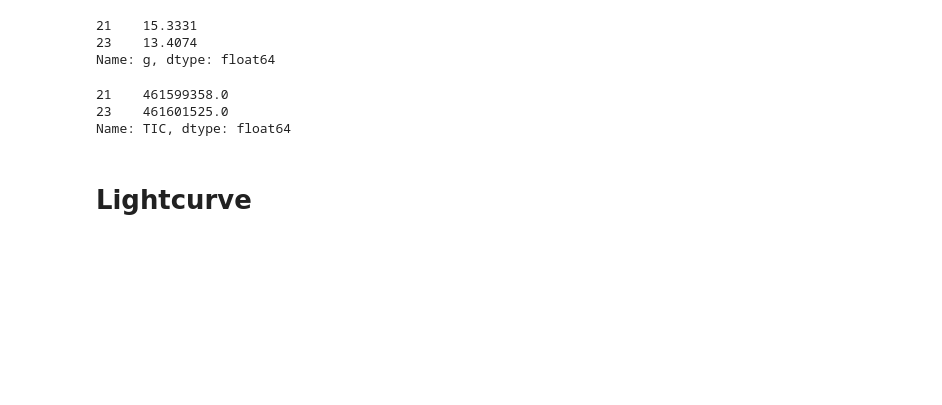
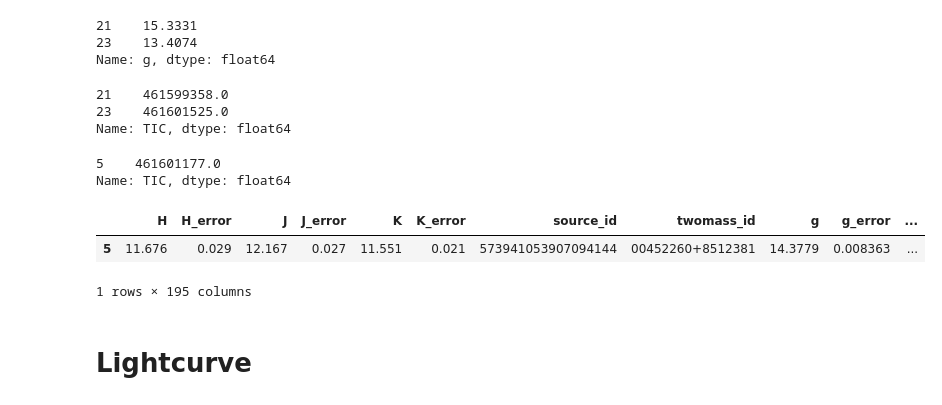
Before and after one commit to maja-jablonska/blue-stragglers-with-gaia, a Jupyter notebook: TESS.ipynb, the cells around one changed output. Drawn from its saved outputs; the diff is of its cells as text; code cells hidden in the pictures; blank space fills up the shorter version.

```diff
--- a/TESS.ipynb
+++ b/TESS.ipynb
@@ -25,6 +29,20 @@ variable_bss.TIC
 21    461599358.0
 23    461601525.0
 Name: TIC, dtype: float64
+# %%
+yss_candidates: pd.DataFrame = pd.read_csv('./yss_candidates.csv')
+variable_yss = yss_candidates[yss_candidates.phot_variable_flag=='VARIABLE']
+# %%
+variable_yss.TIC
+# %% [output]
+5    461601177.0
+Name: TIC, dtype: float64
+# %%
+variable_yss
+# %% [output]
+|  | H | H_error | J | J_error | K | K_error | source_id | twomass_id | g | g_error | ... |
+| 5 | 11.676 | 0.029 | 12.167 | 0.027 | 11.551 | 0.021 | 573941053907094144 | 00452260+8512381 | 14.3779 | 0.008363 | ... |
+1 rows × 195 columns
 # %% [markdown]
 # Lightcurve
 # %%
```
Also changed, not shown: parts of 7 cells of this notebook, 6 other files.
